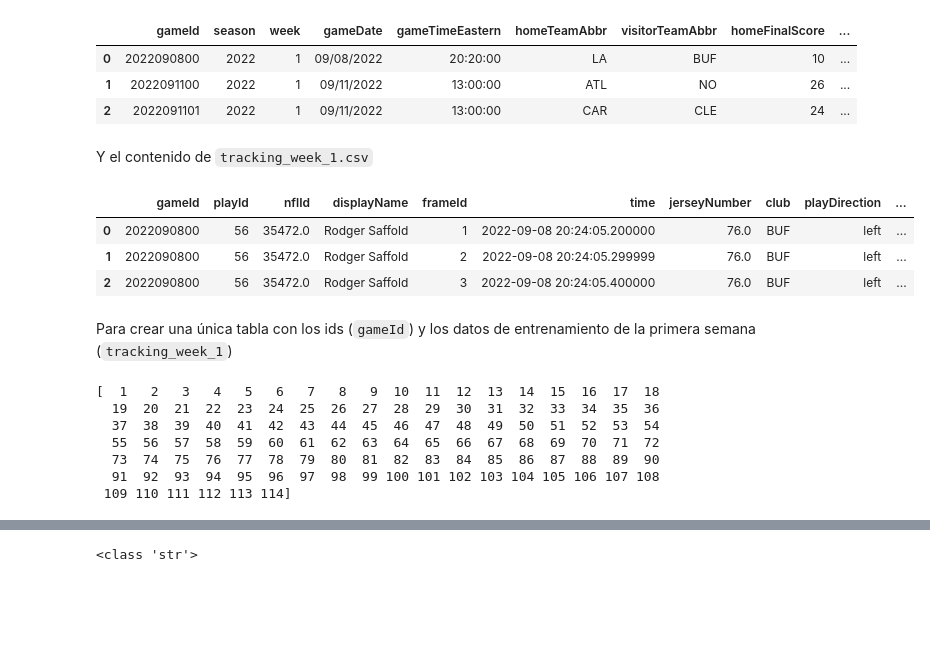
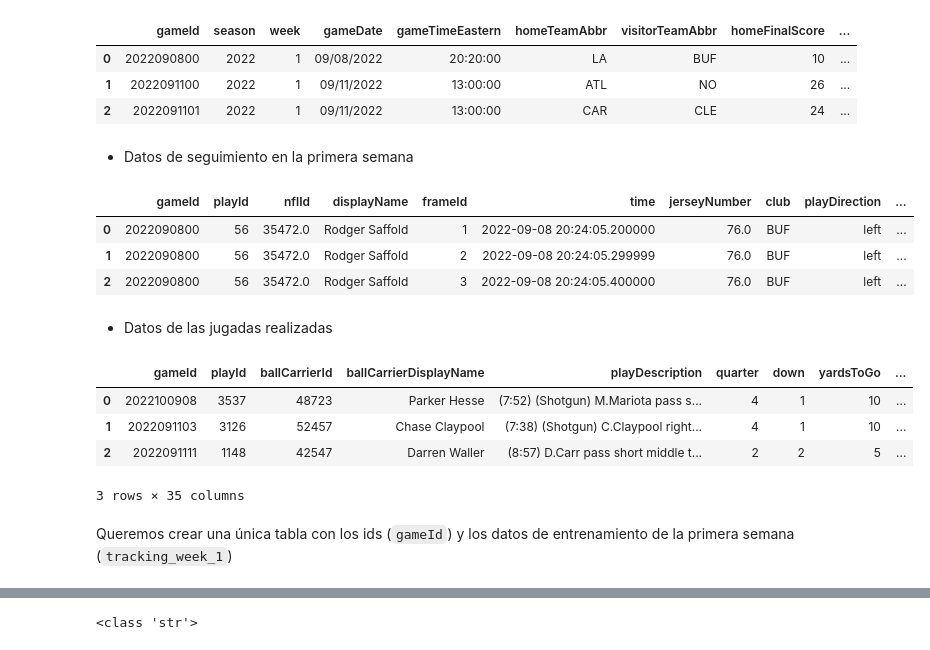
Before and after one commit to Alf-caput/NFL2022_TacklePredictNN, a Jupyter notebook: Practica_final.ipynb, the cells around one changed output, grey strips where cells are left out. Saved outputs shown, nothing was run; the diff lists cells and outputs as text; code cells hidden in the pictures; blank space fills up the shorter version.

```diff
--- a/Practica_final.ipynb
+++ b/Practica_final.ipynb
@@ -81,6 +90,6 @@ dfs['games'].head(3) # para que muestre las 3 primeras filas
 | 0 | 2022090800 | 2022 | 1 | 09/08/2022 | 20:20:00 | LA | BUF | 10 | ... |
 | 1 | 2022091100 | 2022 | 1 | 09/11/2022 | 13:00:00 | ATL | NO | 26 | ... |
 | 2 | 2022091101 | 2022 | 1 | 09/11/2022 | 13:00:00 | CAR | CLE | 24 | ... |
-# %% [markdown]
-Y el contenido de `tracking_week_1.csv`
+# %% [markdown]
+- Datos de seguimiento en la primera semana
 # %%
@@ -90,19 +99,19 @@ dfs['tracking_week_1'].head(3) # para que muestre las 3 primeras filas
 | 0 | 2022090800 | 56 | 35472.0 | Rodger Saffold | 1 | 2022-09-08 20:24:05.200000 | 76.0 | BUF | left | ... |
 | 1 | 2022090800 | 56 | 35472.0 | Rodger Saffold | 2 | 2022-09-08 20:24:05.299999 | 76.0 | BUF | left | ... |
 | 2 | 2022090800 | 56 | 35472.0 | Rodger Saffold | 3 | 2022-09-08 20:24:05.400000 | 76.0 | BUF | left | ... |
+# %% [markdown]
+- Datos de las jugadas realizadas
+# %%
+dfs['plays'].head(3)
+# %% [output]
+|  | gameId | playId | ballCarrierId | ballCarrierDisplayName | playDescription | quarter | down | yardsToGo | ... |
+| 0 | 2022100908 | 3537 | 48723 | Parker Hesse | (7:52) (Shotgun) M.Mariota pass s... | 4 | 1 | 10 | ... |
+| 1 | 2022091103 | 3126 | 52457 | Chase Claypool | (7:38) (Shotgun) C.Claypool right... | 4 | 1 | 10 | ... |
+| 2 | 2022091111 | 1148 | 42547 | Darren Waller | (8:57) D.Carr pass short middle t... | 2 | 2 | 5 | ... |
+3 rows × 35 columns
 # %% [markdown]
-Para crear una única tabla con los ids (`gameId`) y los datos de entrenamiento de la primera semana (`tracking_week_1`)
+Queremos crear una única tabla con los ids (`gameId`) y los datos de entrenamiento de la primera semana (`tracking_week_1`)
 # %%
 game_ids = dfs['tracking_week_1']['gameId'].unique()
-frame_ids = dfs['tracking_week_1']['frameId'].unique()
-print(frame_ids)
-# %% [output]
-[  1   2   3   4   5   6   7   8   9  10  11  12  13  14  15  16  17  18
-  19  20  21  22  23  24  25  26  27  28  29  30  31  32  33  34  35  36
-  37  38  39  40  41  42  43  44  45  46  47  48  49  50  51  52  53  54
-  55  56  57  58  59  60  61  62  63  64  65  66  67  68  69  70  71  72
-  73  74  75  76  77  78  79  80  81  82  83  84  85  86  87  88  89  90
-  91  92  93  94  95  96  97  98  99 100 101 102 103 104 105 106 107 108
- 109 110 111 112 113 114]
 # %%
 df = dfs['tracking_week_1']
```
Also changed, not shown: parts of 24 cells of this notebook.
